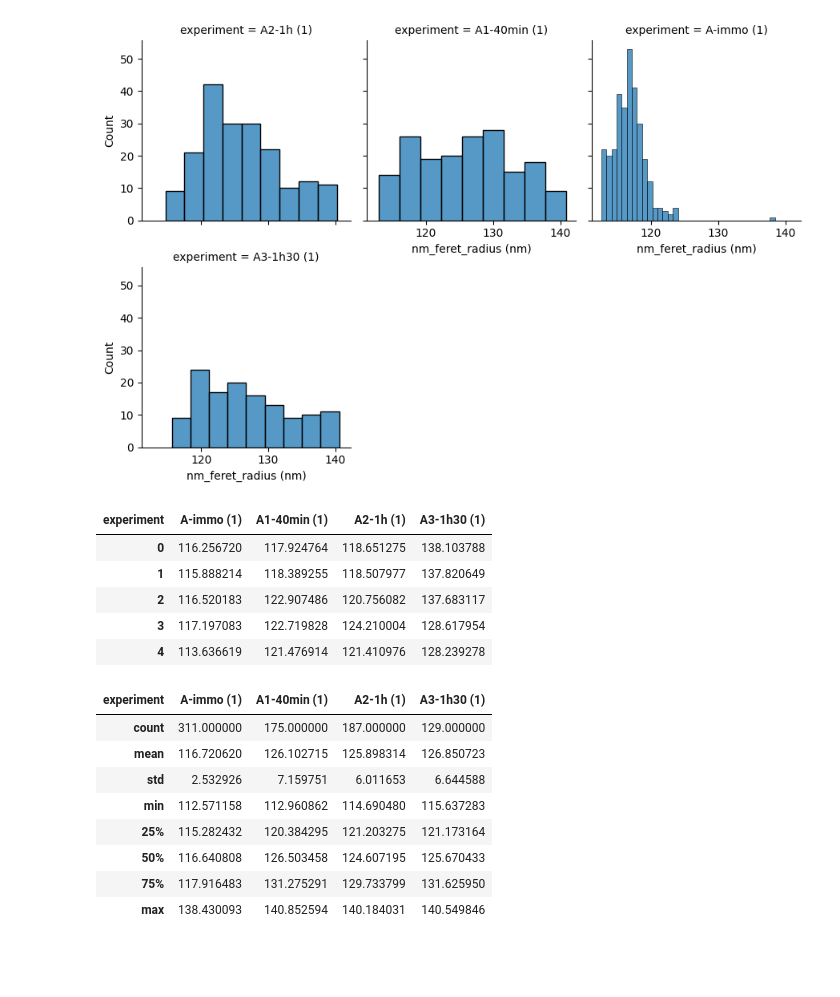
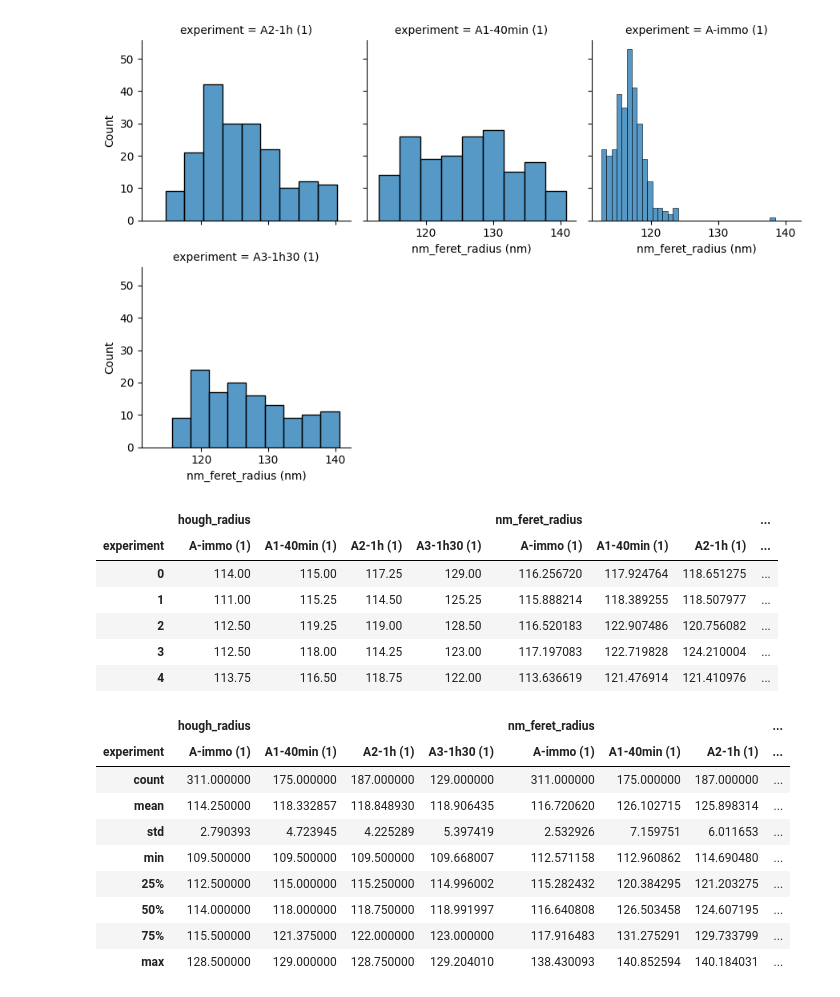
Before and after one commit to biolographer/NanoparticlesSAM, a Jupyter notebook: particle_analysis.ipynb, the cells around one changed output. Saved outputs shown, nothing was run; the diff lists cells and outputs as text; code cells hidden in the pictures; blank space fills up the shorter version.

```diff
--- a/particle_analysis.ipynb
+++ b/particle_analysis.ipynb
@@ -120,32 +120,33 @@ plt.savefig(f'{foldername}/histogram-grid')
 # %% [output]
 <Figure size 1000x1000 with 0 Axes>
 [figure]
+# %%
+df_filtered['avg'] = (df_filtered.hough_radius + df_filtered.nm_feret_radius)/2
 # %%
-filter_quantity =  'hough_radius'
-filter_quantity = 'nm_feret_radius'
-
-experiment_df = df_filtered.reset_index().pivot(columns='experiment', values=filter_quantity)
+experiment_df = df_filtered.reset_index().pivot(columns='experiment', values=['hough_radius', 'nm_feret_radius', 'avg'])
 experiment_df = experiment_df.apply(lambda x: pd.Series(x.dropna().values))
 #experiment_df = remove_outliers_df(experiment_df)
 experiment_df.head()
 # %% [output]
-| experiment | A-immo (1) | A1-40min (1) | A2-1h (1) | A3-1h30 (1) |
-| 0 | 116.256720 | 117.924764 | 118.651275 | 138.103788 |
-| 1 | 115.888214 | 118.389255 | 118.507977 | 137.820649 |
-| 2 | 116.520183 | 122.907486 | 120.756082 | 137.683117 |
-| 3 | 117.197083 | 122.719828 | 124.210004 | 128.617954 |
-| 4 | 113.636619 | 121.476914 | 121.410976 | 128.239278 |
+|  | hough_radius |  |  |  | nm_feret_radius |  |  | ... |
+| experiment | A-immo (1) | A1-40min (1) | A2-1h (1) | A3-1h30 (1) | A-immo (1) | A1-40min (1) | A2-1h (1) | ... |
+| 0 | 114.00 | 115.00 | 117.25 | 129.00 | 116.256720 | 117.924764 | 118.651275 | ... |
+| 1 | 111.00 | 115.25 | 114.50 | 125.25 | 115.888214 | 118.389255 | 118.507977 | ... |
+| 2 | 112.50 | 119.25 | 119.00 | 128.50 | 116.520183 | 122.907486 | 120.756082 | ... |
+| 3 | 112.50 | 118.00 | 114.25 | 123.00 | 117.197083 | 122.719828 | 124.210004 | ... |
+| 4 | 113.75 | 116.50 | 118.75 | 122.00 | 113.636619 | 121.476914 | 121.410976 | ... |
 # %%
 experiment_df.describe().to_excel(f'{foldername}/individual-particle-analysis.xlsx')
 experiment_df.describe()
 # %% [output]
-| experiment | A-immo (1) | A1-40min (1) | A2-1h (1) | A3-1h30 (1) |
-| count | 311.000000 | 175.000000 | 187.000000 | 129.000000 |
-| mean | 116.720620 | 126.102715 | 125.898314 | 126.850723 |
-| std | 2.532926 | 7.159751 | 6.011653 | 6.644588 |
-| min | 112.571158 | 112.960862 | 114.690480 | 115.637283 |
-| 25% | 115.282432 | 120.384295 | 121.203275 | 121.173164 |
-| 50% | 116.640808 | 126.503458 | 124.607195 | 125.670433 |
-| 75% | 117.916483 | 131.275291 | 129.733799 | 131.625950 |
-| max | 138.430093 | 140.852594 | 140.184031 | 140.549846 |
+|  | hough_radius |  |  |  | nm_feret_radius |  |  | ... |
+| experiment | A-immo (1) | A1-40min (1) | A2-1h (1) | A3-1h30 (1) | A-immo (1) | A1-40min (1) | A2-1h (1) | ... |
+| count | 311.000000 | 175.000000 | 187.000000 | 129.000000 | 311.000000 | 175.000000 | 187.000000 | ... |
+| mean | 114.250000 | 118.332857 | 118.848930 | 118.906435 | 116.720620 | 126.102715 | 125.898314 | ... |
+| std | 2.790393 | 4.723945 | 4.225289 | 5.397419 | 2.532926 | 7.159751 | 6.011653 | ... |
+| min | 109.500000 | 109.500000 | 109.500000 | 109.668007 | 112.571158 | 112.960862 | 114.690480 | ... |
+| 25% | 112.500000 | 115.000000 | 115.250000 | 114.996002 | 115.282432 | 120.384295 | 121.203275 | ... |
+| 50% | 114.000000 | 118.000000 | 118.750000 | 118.991997 | 116.640808 | 126.503458 | 124.607195 | ... |
+| 75% | 115.500000 | 121.375000 | 122.000000 | 123.000000 | 117.916483 | 131.275291 | 129.733799 | ... |
+| max | 128.500000 | 129.000000 | 128.750000 | 129.204010 | 138.430093 | 140.852594 | 140.184031 | ... |
 # %%
```
Also changed, not shown: parts of 2 cells of this notebook.
